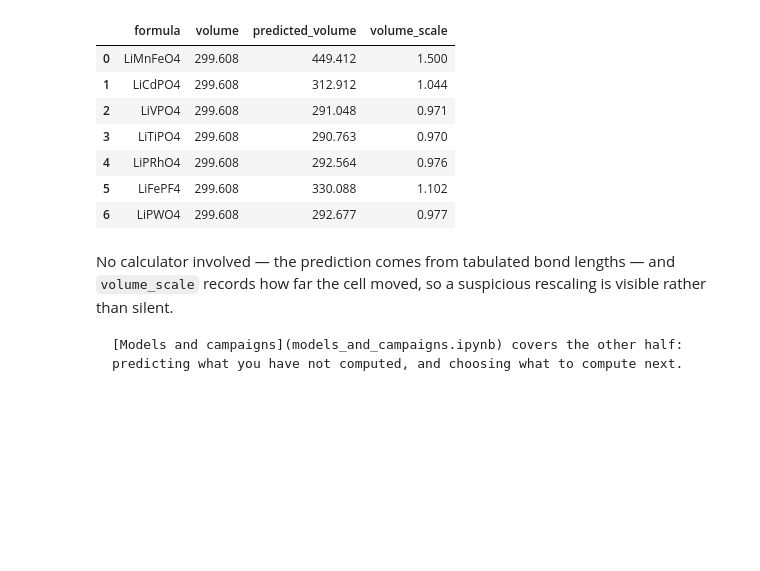
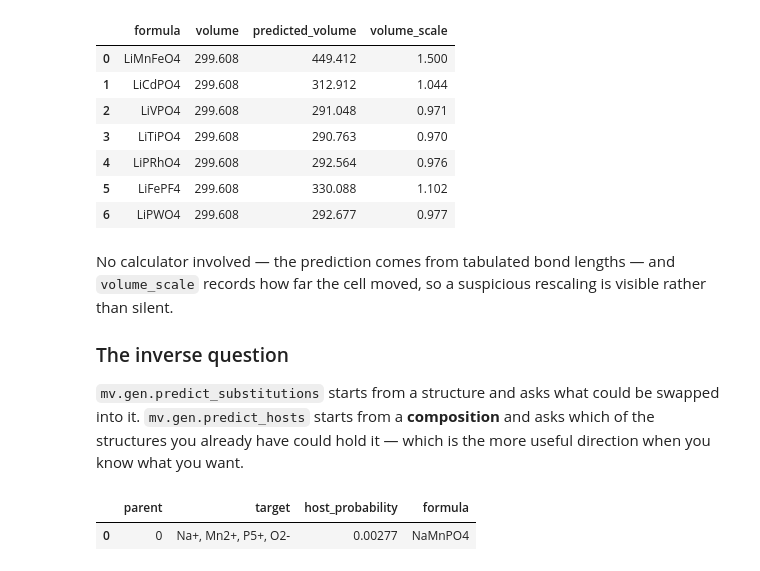
Before and after one commit to omicverse/matverse, a Jupyter notebook: matverse_guide/docs/tutorials/beyond_one_number.ipynb, the cells around one changed output. Cells and saved outputs as stored; diff of their text form; code cells hidden in the pictures; blank space fills up the shorter version.

````diff
--- a/matverse_guide/docs/tutorials/beyond_one_number.ipynb
+++ b/matverse_guide/docs/tutorials/beyond_one_number.ipynb
@@ -873,7 +873,17 @@ No calculator involved — the prediction comes from tabulated bond lengths —
 `volume_scale` records how far the cell moved, so a suspicious rescaling is
 visible rather than silent.
 
-```{seealso}
-[Models and campaigns](models_and_campaigns.ipynb) covers the other half:
-predicting what you have not computed, and choosing what to compute next.
-```
+### The inverse question
+
+`mv.gen.predict_substitutions` starts from a structure and asks what could be
+swapped into it. `mv.gen.predict_hosts` starts from a **composition** and asks
+which of the structures you already have could hold it — which is the more
+useful direction when you know what you want.
+# %%
+hosts = mv.gen.predict_hosts(cathode, ["Na+", "Mn2+", "P5+", "O2-"],
+                             source="oxidized")
+mv.pp.describe(hosts)
+hosts.obs[["parent", "target", "host_probability", "formula"]].round(5)
+# %% [output]
+|  | parent | target | host_probability | formula |
+| 0 | 0 | Na+, Mn2+, P5+, O2- | 0.00277 | NaMnPO4 |
````
Also changed, not shown: parts of 2 cells of this notebook, 10 other files.
